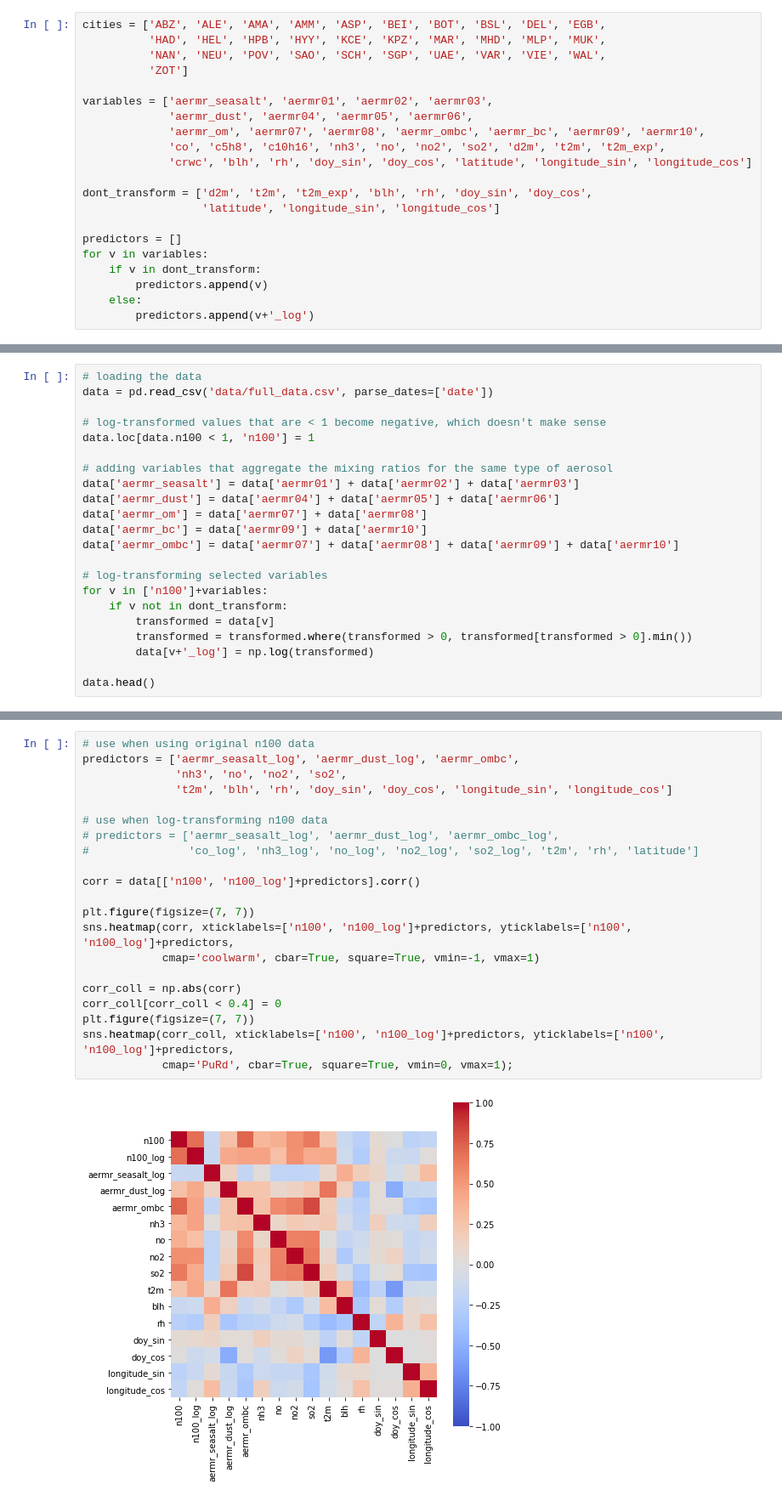
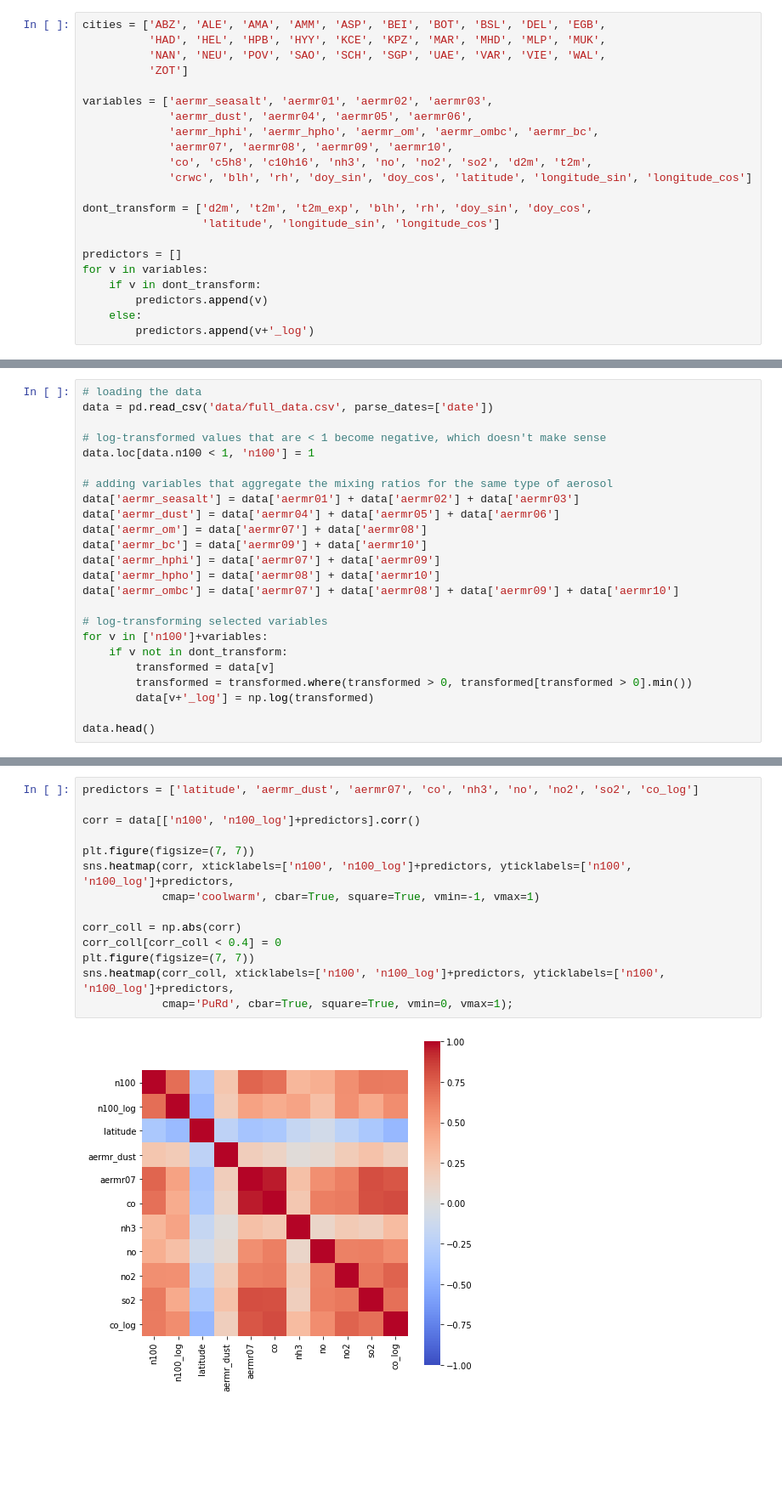
Before and after one commit to ellarauth/CCN-proxy-modeling, a Jupyter notebook: modelling.ipynb, the cells around one changed output, grey strips where cells are left out. Shown at 85% size. Drawn from its saved outputs; the diff is of its cells as text; blank space fills up the shorter version.

Commit message:
performed feature selection and improved LR model
also added aermr variables for hydrophilic and hydrophobic organic matter and black carbon

```diff
--- a/modelling.ipynb
+++ b/modelling.ipynb
@@ -107,8 +108,9 @@ cities = ['ABZ', 'ALE', 'AMA', 'AMM', 'ASP', 'BEI', 'BOT', 'BSL', 'DEL', 'EGB',
 
 variables = ['aermr_seasalt', 'aermr01', 'aermr02', 'aermr03',
              'aermr_dust', 'aermr04', 'aermr05', 'aermr06',
-             'aermr_om', 'aermr07', 'aermr08', 'aermr_ombc', 'aermr_bc', 'aermr09', 'aermr10',
-             'co', 'c5h8', 'c10h16', 'nh3', 'no', 'no2', 'so2', 'd2m', 't2m', 't2m_exp',
+             'aermr_hphi', 'aermr_hpho', 'aermr_om', 'aermr_ombc', 'aermr_bc',
+             'aermr07', 'aermr08', 'aermr09', 'aermr10',
+             'co', 'c5h8', 'c10h16', 'nh3', 'no', 'no2', 'so2', 'd2m', 't2m',
              'crwc', 'blh', 'rh', 'doy_sin', 'doy_cos', 'latitude', 'longitude_sin', 'longitude_cos']
 
 dont_transform = ['d2m', 't2m', 't2m_exp', 'blh', 'rh', 'doy_sin', 'doy_cos',
@@ -147,6 +154,8 @@ data['aermr_seasalt'] = data['aermr01'] + data['aermr02'] + data['aermr03']
 data['aermr_dust'] = data['aermr04'] + data['aermr05'] + data['aermr06']
 data['aermr_om'] = data['aermr07'] + data['aermr08']
 data['aermr_bc'] = data['aermr09'] + data['aermr10']
+data['aermr_hphi'] = data['aermr07'] + data['aermr09']
+data['aermr_hpho'] = data['aermr08'] + data['aermr10']
 data['aermr_ombc'] = data['aermr07'] + data['aermr08'] + data['aermr09'] + data['aermr10']
 
 # log-transforming selected variables
@@ -168,23 +177,16 @@ data.head()
 # %%
-# use when using original n100 data
-predictors = ['aermr_seasalt_log', 'aermr_dust_log', 'aermr_ombc',
-              'nh3', 'no', 'no2', 'so2',
-              't2m', 'blh', 'rh', 'doy_sin', 'doy_cos', 'longitude_sin', 'longitude_cos']
-
-# use when log-transforming n100 data
-# predictors = ['aermr_seasalt_log', 'aermr_dust_log', 'aermr_ombc_log',
-#               'co_log', 'nh3_log', 'no_log', 'no2_log', 'so2_log', 't2m', 'rh', 'latitude']
+predictors = ['latitude', 'aermr_dust', 'aermr07', 'co', 'nh3', 'no', 'no2', 'so2', 'co_log']
 
 corr = data[['n100', 'n100_log']+predictors].corr()
 
 plt.figure(figsize=(7, 7))
 sns.heatmap(corr, xticklabels=['n100', 'n100_log']+predictors, yticklabels=['n100', 'n100_log']+predictors,
             cmap='coolwarm', cbar=True, square=True, vmin=-1, vmax=1)
 
 corr_coll = np.abs(corr)
 corr_coll[corr_coll < 0.4] = 0
 plt.figure(figsize=(7, 7))
 sns.heatmap(corr_coll, xticklabels=['n100', 'n100_log']+predictors, yticklabels=['n100', 'n100_log']+predictors,
             cmap='PuRd', cbar=True, square=True, vmin=0, vmax=1);
 # %% [output]
-[figure, old version]
+[figure, new version]
```
Also changed, not shown: parts of 8 cells of this notebook, 2 other files.
